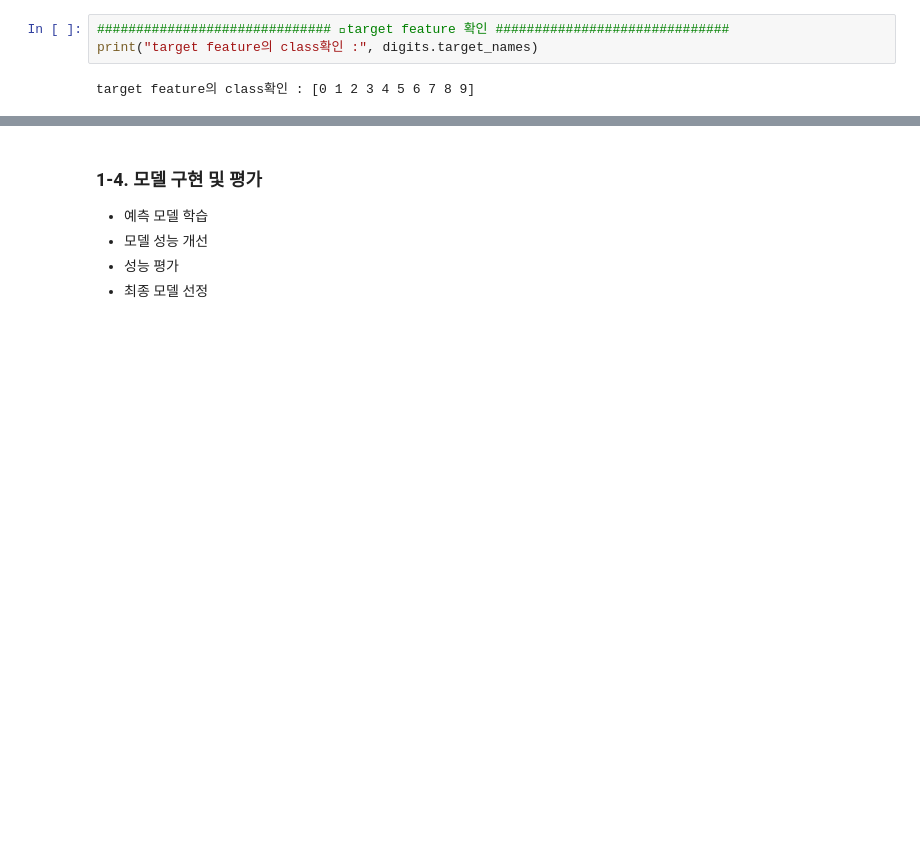
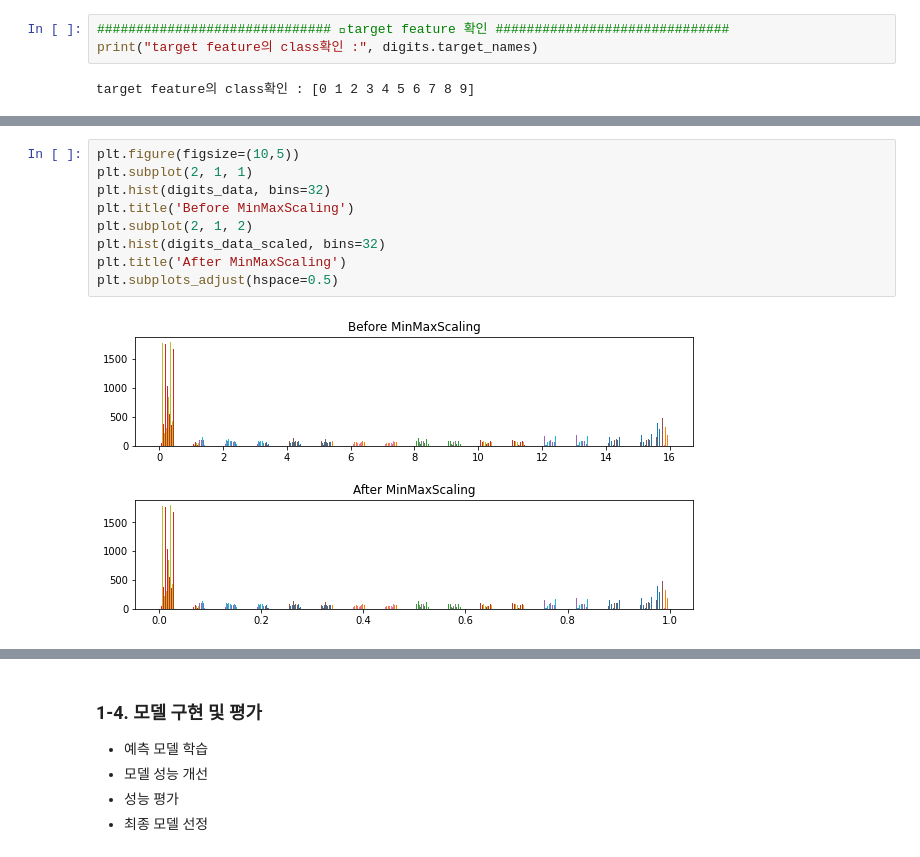
Before and after one commit to saerannn/ML-DL-Project, a Jupyter notebook: Project_01_Building Classification Models with Sklearn/Project_01_Building_Classification_Models_with_Scikit_learn.ipynb, the cells around one changed output, grey strips where cells are left out. Drawn from its saved outputs; the diff is of its cells as text; blank space fills up the shorter version.

```diff
--- a/Project_01_Building Classification Models with Sklearn/Project_01_Building_Classification_Models_with_Scikit_learn.ipynb
+++ b/Project_01_Building Classification Models with Sklearn/Project_01_Building_Classification_Models_with_Scikit_learn.ipynb
@@ -312,0 +350,11 @@ plt.legend()
+# %%
+plt.figure(figsize=(10,5))
+plt.subplot(2, 1, 1)
+plt.hist(digits_data, bins=32)
+plt.title('Before MinMaxScaling')
+plt.subplot(2, 1, 2)
+plt.hist(digits_data_scaled, bins=32)
+plt.title('After MinMaxScaling')
+plt.subplots_adjust(hspace=0.5)
+# %% [output]
+[figure, added]
```
Also changed, not shown: parts of 77 cells of this notebook.
